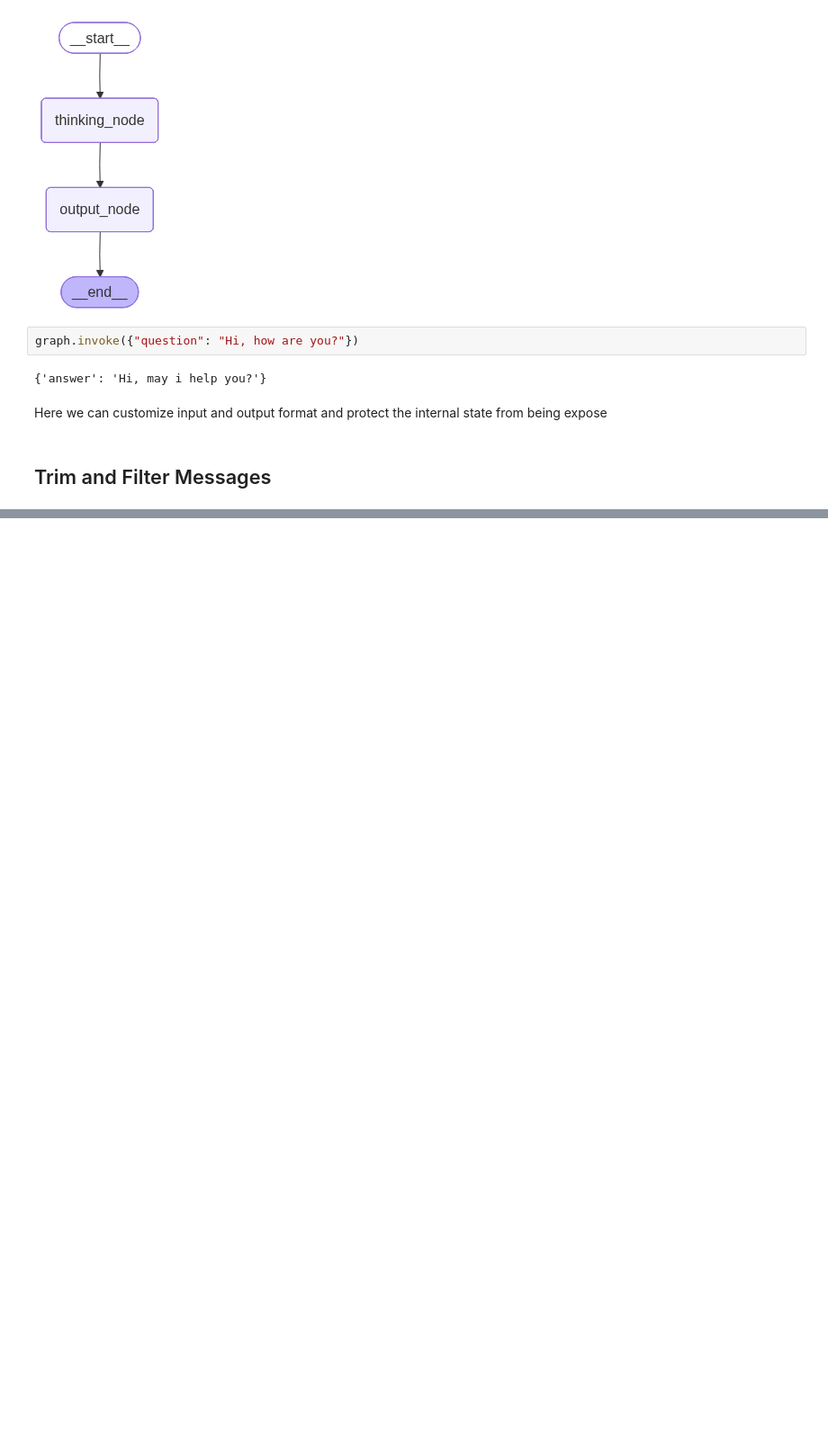
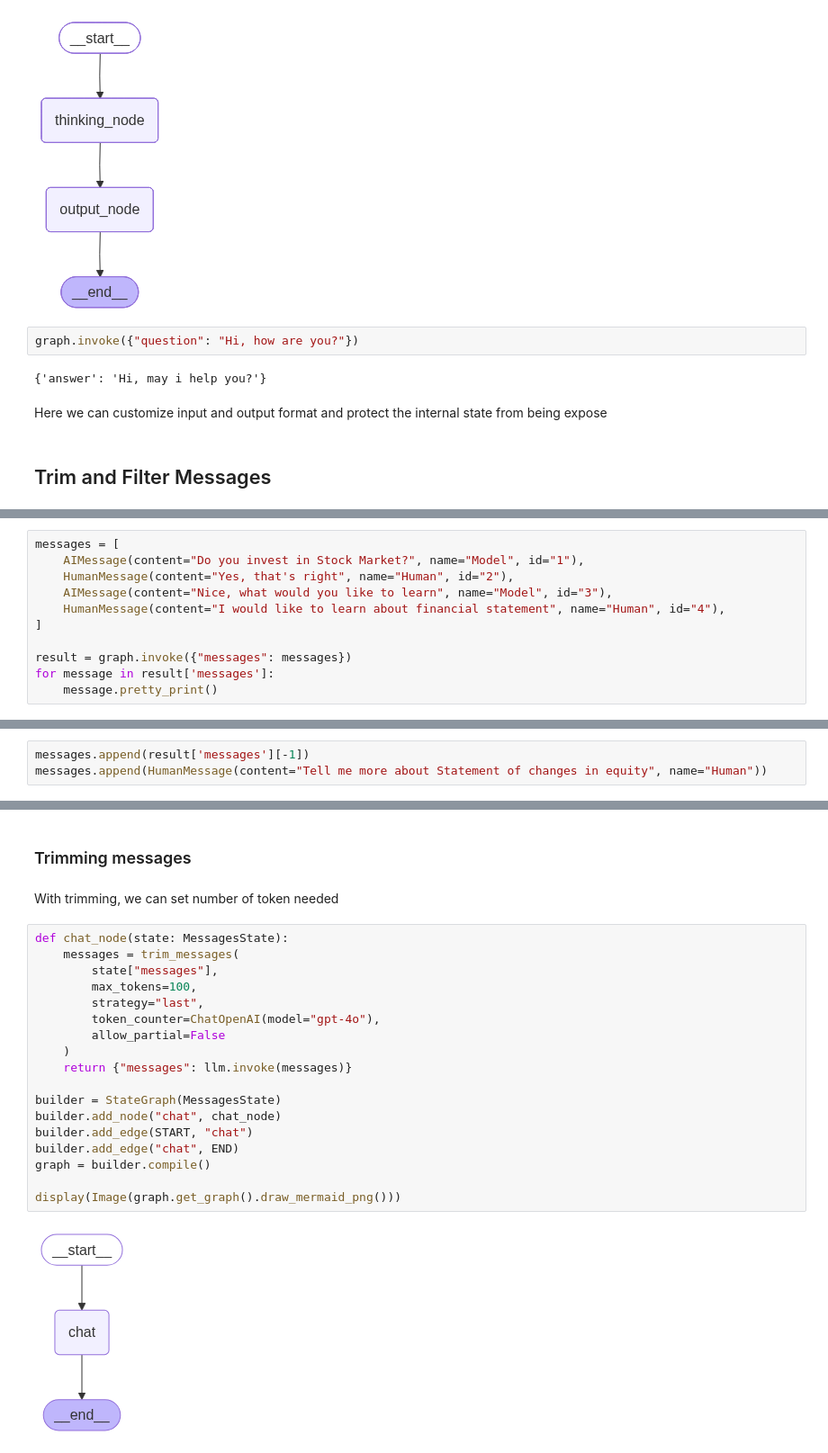
Before and after one commit to DerrickVericho/LLM-Portofolio, a Jupyter notebook: notebook/langgraph.ipynb, the cells around one changed output, grey strips where cells are left out. Shown at 90% size. Saved outputs shown, nothing was run; the diff lists cells and outputs as text; blank space fills up the shorter version.

```diff
--- a/notebook/langgraph.ipynb
+++ b/notebook/langgraph.ipynb
@@ -939,0 +968,11 @@ Here we can customize input and output format and protect the internal state fro
+# %%
+messages = [
+    AIMessage(content="Do you invest in Stock Market?", name="Model", id="1"),
+    HumanMessage(content="Yes, that's right", name="Human", id="2"),
+    AIMessage(content="Nice, what would you like to learn", name="Model", id="3"),
+    HumanMessage(content="I would like to learn about financial statement", name="Human", id="4"),
+]
+
+result = graph.invoke({"messages": messages})
+for message in result['messages']:
+    message.pretty_print()
@@ -939,0 +1012,3 @@ Here we can customize input and output format and protect the internal state fro
+# %%
+messages.append(result['messages'][-1])
+messages.append(HumanMessage(content="Tell me more about Statement of changes in equity", name="Human"))
@@ -939,0 +1058,24 @@ Here we can customize input and output format and protect the internal state fro
+# %% [markdown]
+### Trimming messages
+# %% [markdown]
+With trimming, we can set number of token needed
+# %%
+def chat_node(state: MessagesState):
+    messages = trim_messages(
+        state["messages"],
+        max_tokens=100,
+        strategy="last",
+        token_counter=ChatOpenAI(model="gpt-4o"),
+        allow_partial=False
+    )
+    return {"messages": llm.invoke(messages)}
+
+builder = StateGraph(MessagesState)
+builder.add_node("chat", chat_node)
+builder.add_edge(START, "chat")
+builder.add_edge("chat", END)
+graph = builder.compile()
+
+display(Image(graph.get_graph().draw_mermaid_png()))
+# %% [output]
+[figure, added]
```
Also changed, not shown: parts of 14 cells of this notebook.
